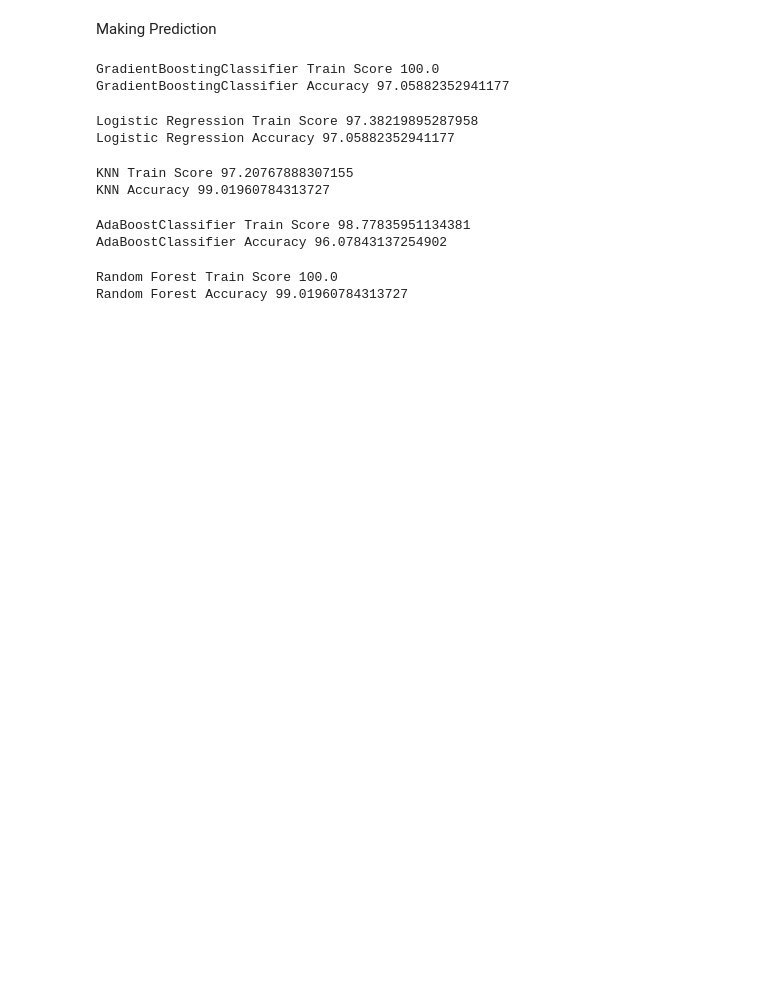
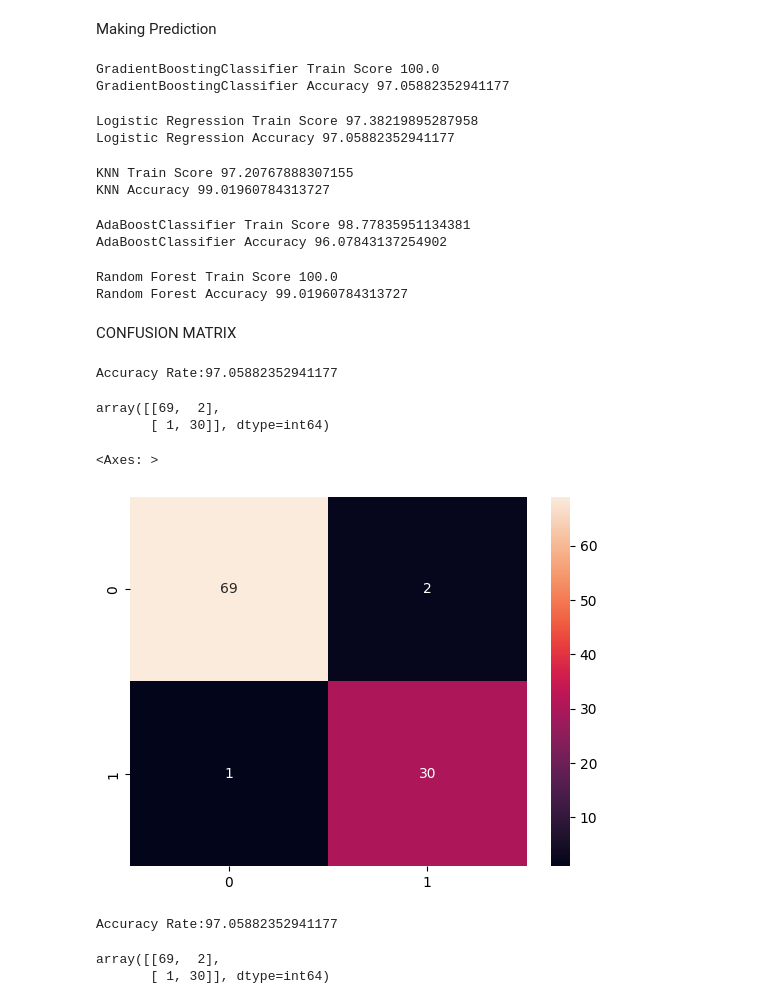
Before and after one commit to ecembostancioglu/breast_cancer_ml, a Jupyter notebook: breast_cancer.ipynb, the cells around one changed output. Cells and saved outputs as stored; diff of their text form; code cells hidden in the pictures; blank space fills up the shorter version.

Commit message:
Confusion Matrix

```diff
--- a/breast_cancer.ipynb
+++ b/breast_cancer.ipynb
@@ -311,3 +311,32 @@ print("Random Forest Accuracy", accuracy_score(y_test,rf_pred)*100)
 # %% [output]
 Random Forest Train Score 100.0
 Random Forest Accuracy 99.01960784313727
+# %% [markdown]
+CONFUSION MATRIX
+# %%
+# GradientBoostingClassifier
+from sklearn.metrics import classification_report,confusion_matrix
+from sklearn.metrics import accuracy_score
+cm=confusion_matrix(y_test,gb_pred)
+print('Accuracy Rate:{}'.format(np.divide(np.sum([cm[0,0],cm[1,1]]),np.sum(cm))*100))
+cm
+# %% [output]
+Accuracy Rate:97.05882352941177
+array([[69,  2],
+       [ 1, 30]], dtype=int64)
+# %%
+sns.heatmap(confusion_matrix(y_test,gb_pred),annot=True,fmt="d")
+# %% [output]
+<Axes: >
+[figure, added]
+# %%
+#Logistic Regression
+from sklearn.metrics import classification_report,confusion_matrix
+from sklearn.metrics import accuracy_score
+cm=confusion_matrix(y_test,lr_pred)
+print('Accuracy Rate:{}'.format(np.divide(np.sum([cm[0,0],cm[1,1]]),np.sum(cm))*100))
+cm
+# %% [output]
+Accuracy Rate:97.05882352941177
+array([[69,  2],
+       [ 1, 30]], dtype=int64)
```
Also changed, not shown: parts of 7 cells of this notebook.
